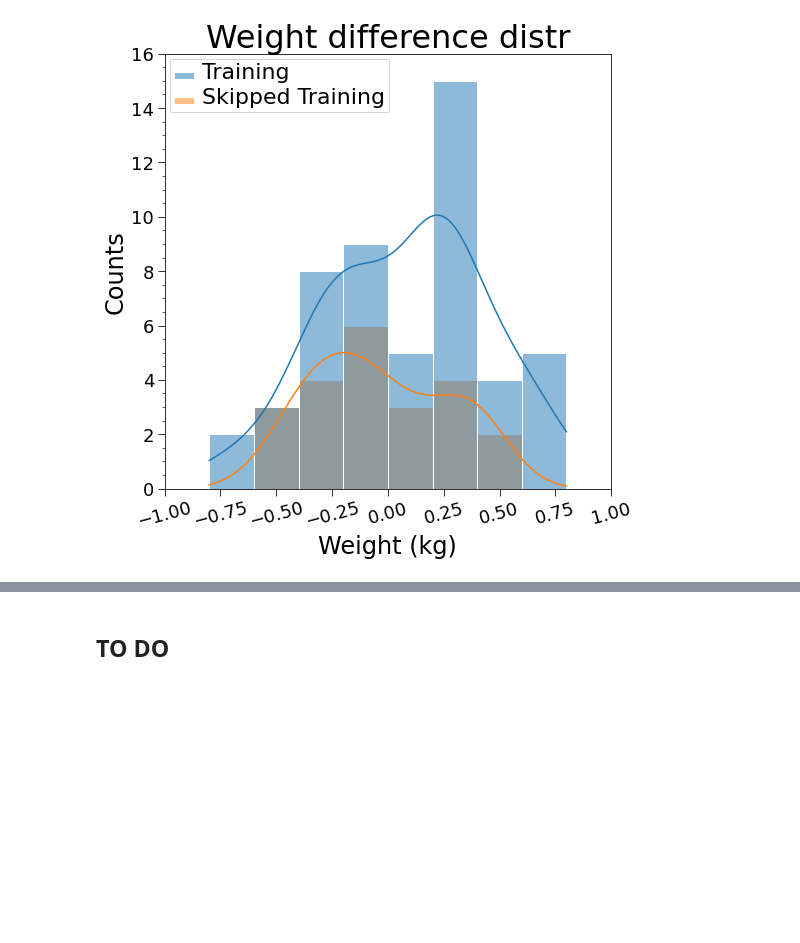
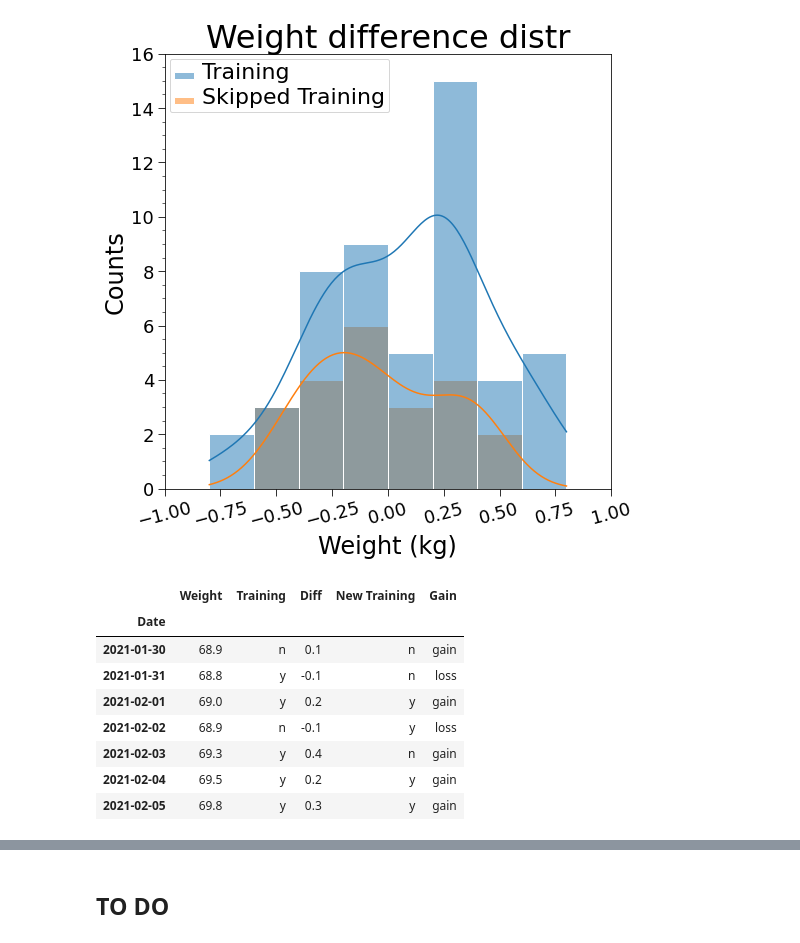
Before and after one commit to niklai99/FlexWorkout, a Jupyter notebook: NOTEBOOK.ipynb, the cells around one changed output, grey strips where cells are left out. Drawn from its saved outputs; the diff is of its cells as text; code cells hidden in the pictures; blank space fills up the shorter version.

```diff
--- a/NOTEBOOK.ipynb
+++ b/NOTEBOOK.ipynb
@@ -270,3 +271,23 @@ diff_distr_settings(ax4, g, BOTTOM2, TOP2)
 plt.show()
 # %% [output]
 [figure]
+# %%
+for i in range(len(df['Diff'])):
+
+    if df['Diff'].iloc[i] >= 0:
+        df['Gain'].iloc[i] = 'gain'
+
+    elif df['Diff'].iloc[i] < 0:
+        df['Gain'].iloc[i] = 'loss'
+
+df.tail(7)
+# %% [output]
+|  | Weight | Training | Diff | New Training | Gain |
+| Date |  |  |  |  |  |
+| 2021-01-30 | 68.9 | n | 0.1 | n | gain |
+| 2021-01-31 | 68.8 | y | -0.1 | n | loss |
+| 2021-02-01 | 69.0 | y | 0.2 | y | gain |
+| 2021-02-02 | 68.9 | n | -0.1 | y | loss |
+| 2021-02-03 | 69.3 | y | 0.4 | n | gain |
+| 2021-02-04 | 69.5 | y | 0.2 | y | gain |
+| 2021-02-05 | 69.8 | y | 0.3 | y | gain |
```
Also changed, not shown: parts of 4 cells of this notebook.
